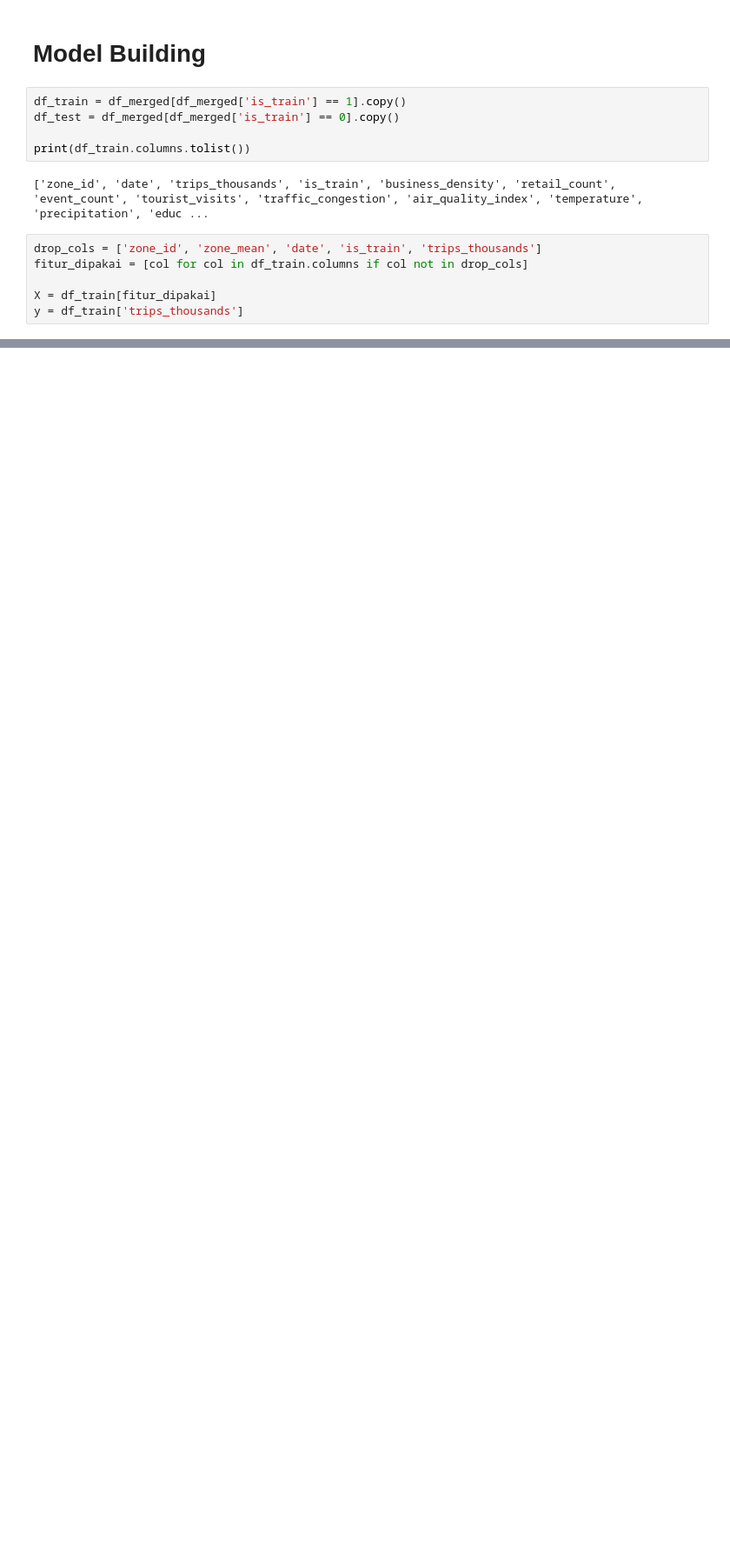
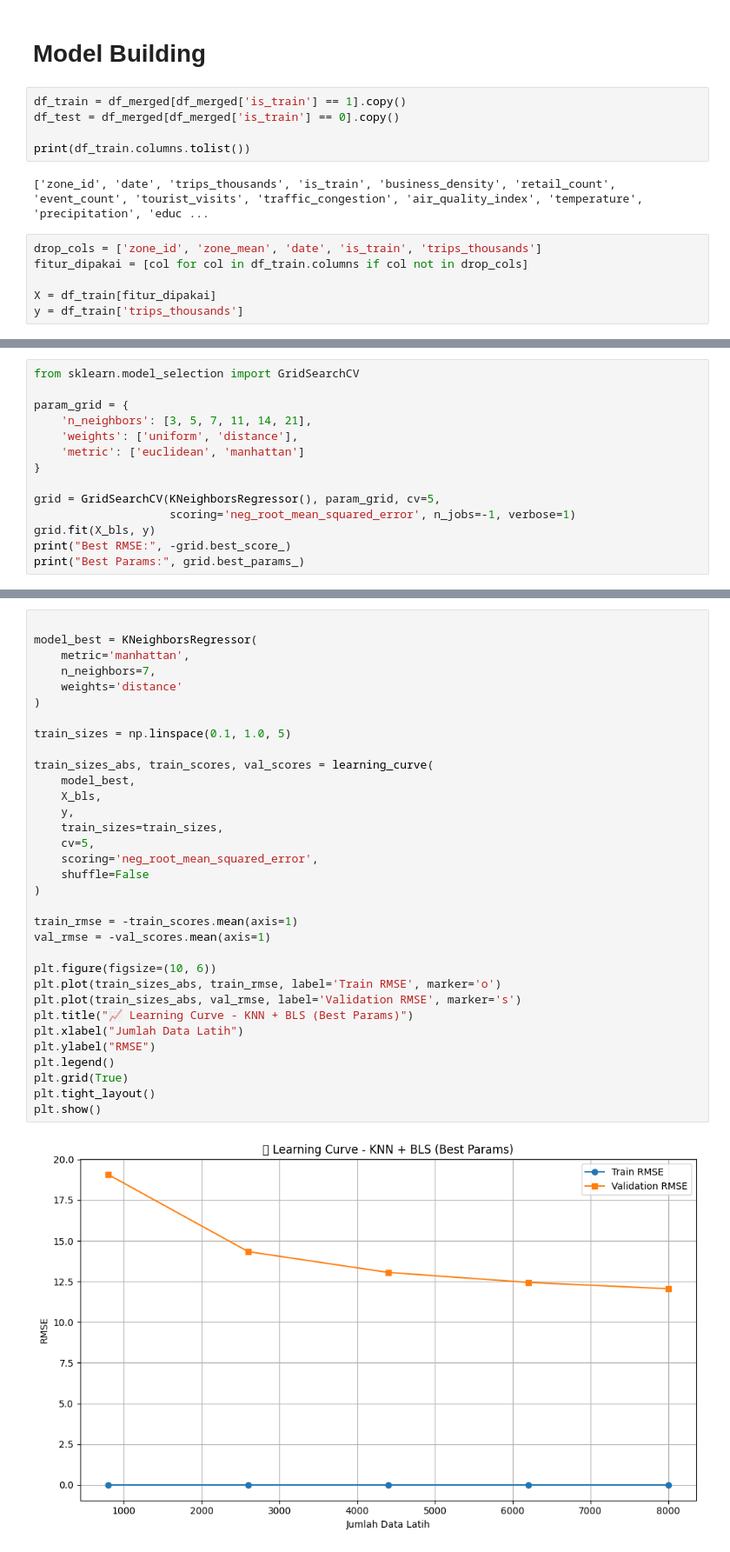
Before and after one commit to zhyuaann/CODE-Challenge, a Jupyter notebook: knn_2.ipynb, the cells around one changed output, grey strips where cells are left out. Shown at 87% size. Saved outputs shown, nothing was run; the diff lists cells and outputs as text; blank space fills up the shorter version.

```diff
--- a/main.ipynb
+++ b/knn_2.ipynb
@@ -1317,0 +730,14 @@ print(f"✅ RMSE Validation: {rmse_stacking:.4f}")
+# %%
+from sklearn.model_selection import GridSearchCV
+
+param_grid = {
+    'n_neighbors': [3, 5, 7, 11, 14, 21],
+    'weights': ['uniform', 'distance'],
+    'metric': ['euclidean', 'manhattan']
+}
+
+grid = GridSearchCV(KNeighborsRegressor(), param_grid, cv=5,
+                    scoring='neg_root_mean_squared_error', n_jobs=-1, verbose=1)
+grid.fit(X_bls, y)
+print("Best RMSE:", -grid.best_score_)
+print("Best Params:", grid.best_params_)
@@ -1317,0 +748,35 @@ print(f"✅ RMSE Validation: {rmse_stacking:.4f}")
+# %%
+
+model_best = KNeighborsRegressor(
+    metric='manhattan',
+    n_neighbors=7,
+    weights='distance'
+)
+
+train_sizes = np.linspace(0.1, 1.0, 5)
+
+train_sizes_abs, train_scores, val_scores = learning_curve(
+    model_best,
+    X_bls,
+    y,
+    train_sizes=train_sizes,
+    cv=5,
+    scoring='neg_root_mean_squared_error',
+    shuffle=False
+)
+
+train_rmse = -train_scores.mean(axis=1)
+val_rmse = -val_scores.mean(axis=1)
+
+plt.figure(figsize=(10, 6))
+plt.plot(train_sizes_abs, train_rmse, label='Train RMSE', marker='o')
+plt.plot(train_sizes_abs, val_rmse, label='Validation RMSE', marker='s')
+plt.title("📈 Learning Curve - KNN + BLS (Best Params)")
+plt.xlabel("Jumlah Data Latih")
+plt.ylabel("RMSE")
+plt.legend()
+plt.grid(True)
+plt.tight_layout()
+plt.show()
+# %% [output]
+[figure, added]
```
Also changed, not shown: parts of 67 cells of this notebook, 18 other files.
